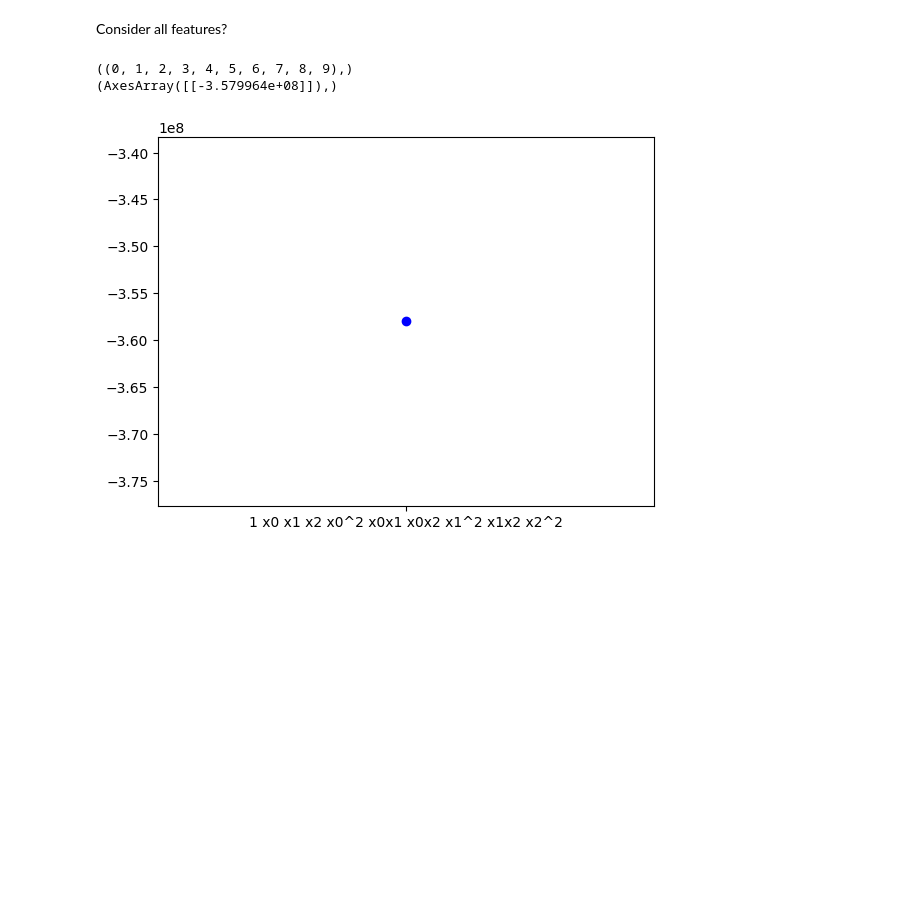
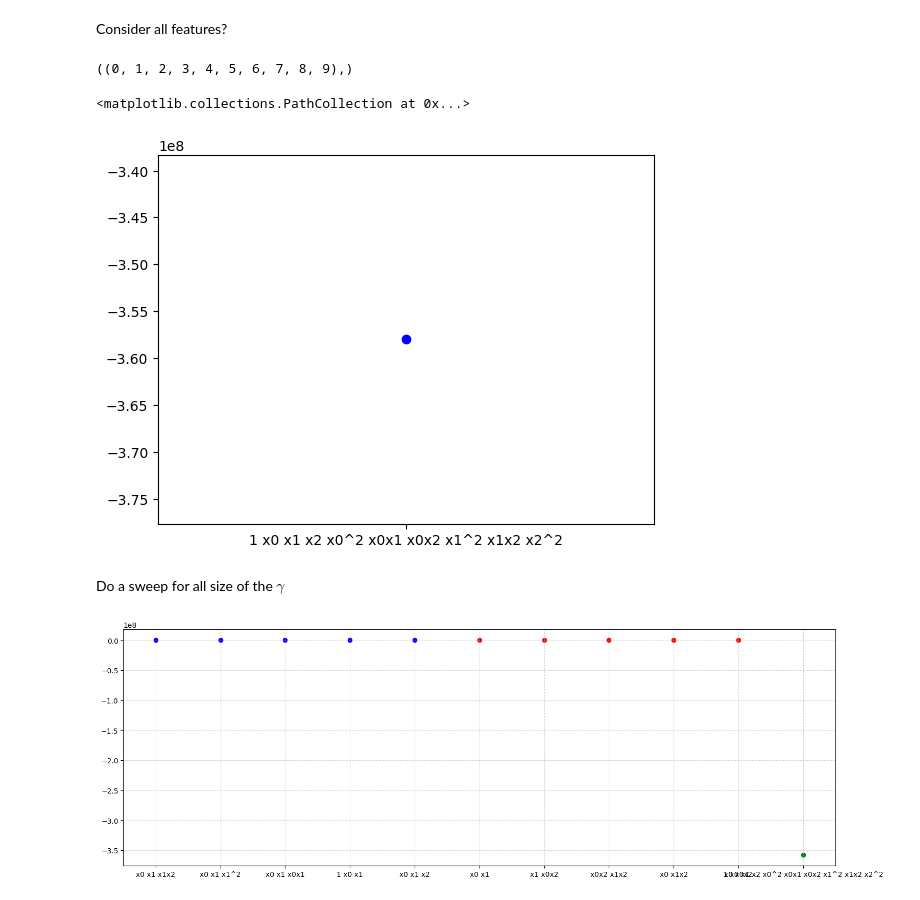
Before and after one commit to dynamicslab/pysindy, a Jupyter notebook: examples/8_trapping_sindy_examples/Ztest.ipynb, the cells around one changed output. Saved outputs shown, nothing was run; the diff lists cells and outputs as text; code cells hidden in the pictures; blank space fills up the shorter version.

Commit message:
update and continue on local mac pro

```diff
--- a/examples/8_trapping_sindy_examples/Ztest.ipynb
+++ b/examples/8_trapping_sindy_examples/Ztest.ipynb
@@ -308,21 +309,25 @@ x_train = solve_ivp(lorenz, t_span, x0, t_eval=t, **integrator_keywords).y.T
 x0 = (np.random.rand(3) - 0.5) * 30
 x_test = solve_ivp(lorenz, t_span, x0, t_eval=t, **integrator_keywords).y.T
 
-max_iter = 20000
-eta = 1.0e5
+max_iter = 5000
+eta = 1.0e3
 alpha = 1e20
-beta = 1e-8
-threshold = 0.0
-alpha_m = 2e-1 * eta
+beta = 1e-10
+reg_weight_lam = 0
+alpha_m = 0.9 * eta
 
 # run trapping SINDy... no more constraints!
 sindy_opt = ps.TrappingSR3(
-    threshold=threshold, eta=eta,
+    method="local",
+    _n_tgts=3,
+    _include_bias=True,
+    reg_weight_lam=reg_weight_lam,
+    eta=eta,
+    alpha_m=alpha_m,
+    max_iter=max_iter,
     gamma=-1,
-    # alpha_m=alpha_m,
     alpha=alpha,
     beta=beta,
-    max_iter=max_iter,
     verbose=True,
 )
 model = ps.SINDy(
@@ -332,14 +337,3 @@ model = ps.SINDy(
 model.fit(x_train, t=t)
 model.print()
 Xi = model.coefficients().T
-xdot_test = model.differentiate(x_test, t=t)
-xdot_test_pred = model.predict(x_test)
-x_train_pred = model.simulate(x_train[0, :], t, integrator_kws=integrator_keywords)
-x_test_pred = model.simulate(x_test[0, :], t, integrator_kws=integrator_keywords)
-
-PL_tensor = sindy_opt.PL_
-PQ_tensor = sindy_opt.PQ_
-mean_val = np.mean(x_test_pred, axis=0)
-mean_val = np.sqrt(np.sum(mean_val ** 2))
-check_local_stability(r, Xi, sindy_opt, mean_val)
-Q = np.tensordot(sindy_opt.PQ_, Xi, axes=([4, 3], [0, 1]))
@@ -823,7 +812,7 @@ Consider all features?
 gammas_all, Fs_all, mean_coefs_all = free_energy_coefs(C, V, .1, num_feats, num_feats, 0)
 myList_all = sorted(Fs_all.items())
 x_all, y_all = zip(*myList_all)
-print(x_all)
+
 comb_none = []
 for i in range(len(x_all)):
     a = list(x_all[i])
@@ -832,8 +821,9 @@ for i in range(len(x_all)):
         c_temp.append(feat_names[c])
     comb_none.append(' '.join(c_temp))
 plt.scatter(comb_none, np.array(y_all), color='blue', marker='o', label='Free Energies')
-print(y_all)
 # %% [output]
 ((0, 1, 2, 3, 4, 5, 6, 7, 8, 9),)
-(AxesArray([[-3.579964e+08]]),)
+<matplotlib.collections.PathCollection at 0x...>
 [figure]
+# %% [markdown]
+Do a sweep for all size of the $\gamma$
@@ -839,0 +832,12 @@ print(y_all)
+# %%
+fig, ax = plt.subplots(figsize = (18, 6))
+
+# Plot lowest 5 combinations of 2, 3 and all 10 coefficients together
+scatter1 = ax.scatter(comb5, Fs5, color='blue', marker='o')
+scatter2 = ax.scatter(comb5_2, Fs5_2, color='red', marker='o')
+scatter3 = ax.scatter(comb_none, np.array(y_all), color='green', marker='o')
+
+ax.grid(True, linestyle='--', alpha = .5)
+plt.show()
+# %% [output]
+[figure, added]
```
Also changed, not shown: parts of 12 cells of this notebook, 1 other file.
